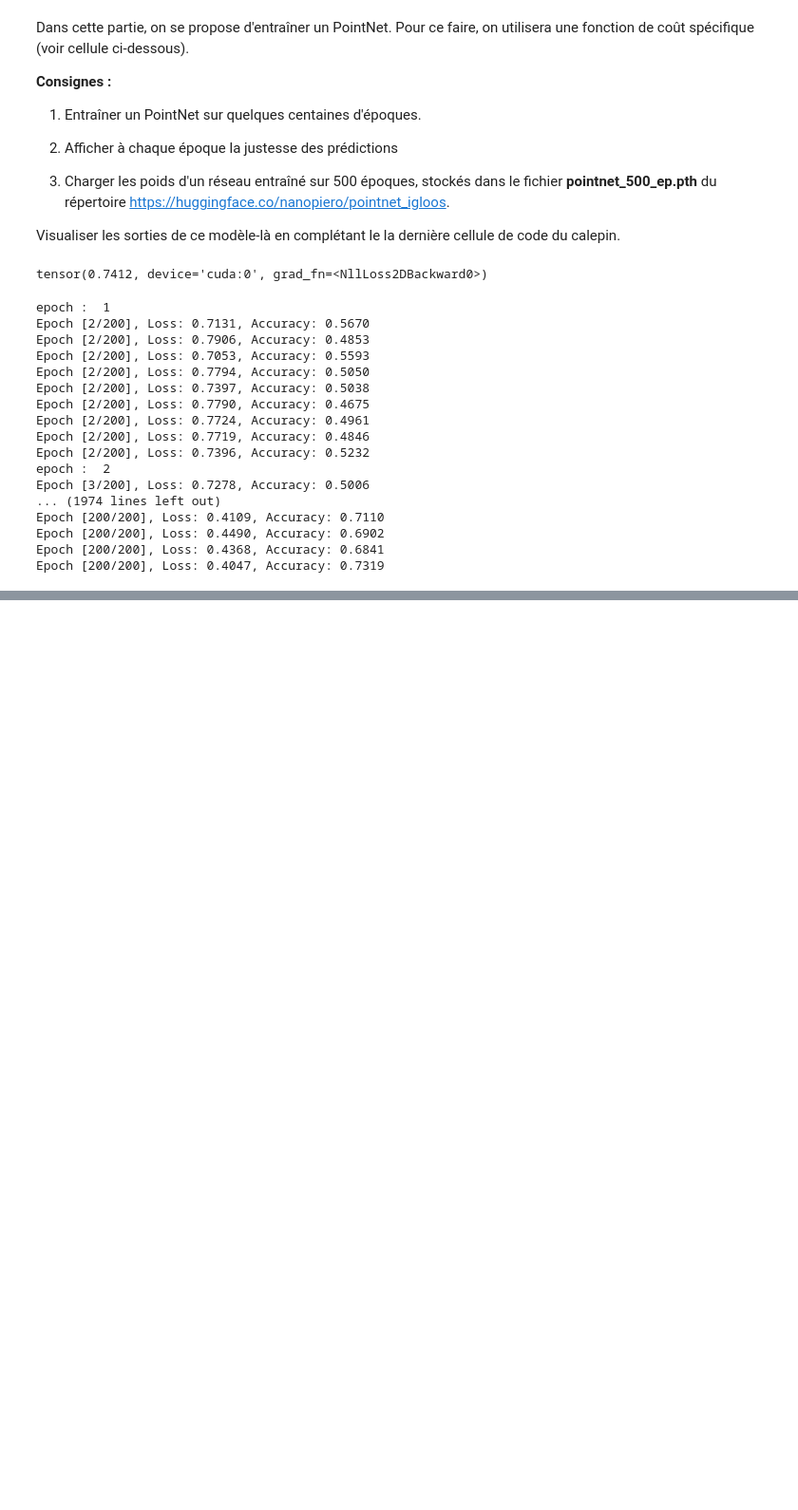
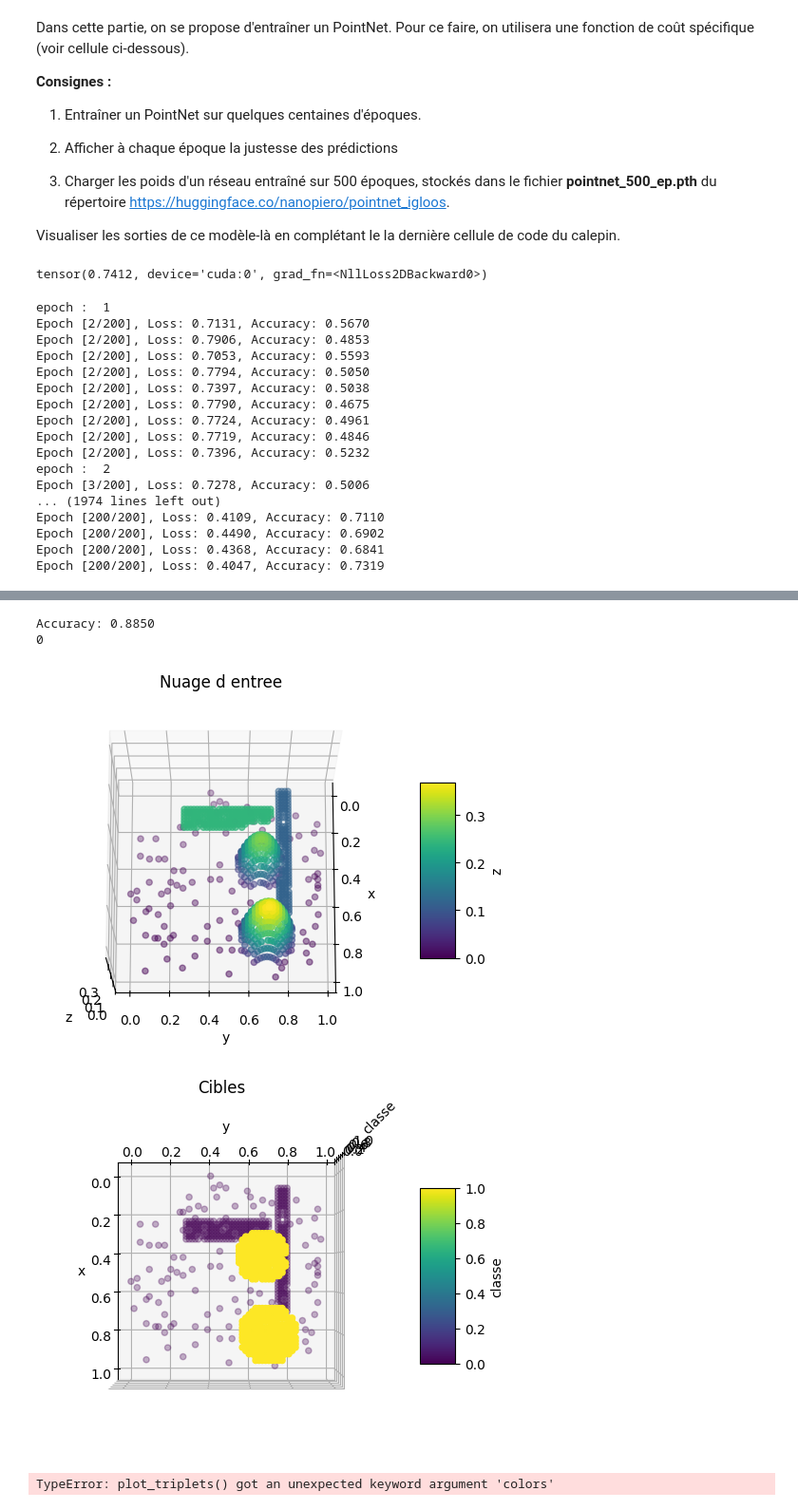
Before and after one commit to ibtissammim/exam_2025, a Jupyter notebook: notebooks/probleme2.ipynb, the cells around one changed output, grey strips where cells are left out. Shown at 95% size. Saved outputs shown, nothing was run; the diff lists cells and outputs as text; code cells hidden in the pictures; blank space fills up the shorter version.

```diff
--- a/notebooks/probleme2.ipynb
+++ b/notebooks/probleme2.ipynb
@@ -275,4 +292,38 @@ pointnet_500_ep.pth 100%[===================>]  13.58M  19.4MB/s    in 0.7s
 TypeError: plot_triplets() got an unexpected keyword argument 'colors'
+# %%
+
+input_points, target_list, target_points = gen_pointcloud(6)
+
+# Construire les prédictions
+# Assurez-vous que pointnet2 est défini et sur le bon appareil
+device = torch.device('cuda' if torch.cuda.is_available() else 'cpu')
+proba_pred_list, _, _ = pointnet.to(device)(input_points.to(device))
+pred_list = proba_pred_list.transpose(1, 2).max(1)[1].cpu()
+
+# Accuracy
+correct_predictions = (pred_list == target_list.cpu()).sum().item()
+total_predictions = target_list.numel()
+accuracy = correct_predictions / total_predictions
+print(f"Accuracy: {accuracy:.4f}")
+
+# Tracé
+for i in range(6):
+    print(i)
+    plot_triplets(input_points[i].transpose(0, 1), elev=75, azim=0)
+    plot_triplets(target_points[i].transpose(0, 1),
+                  title='Cibles',
+                  cbar_label='classe')
+    # Utiliser input_points et colorer avec pred_list pour les prédictions
+    plot_triplets(input_points[i].transpose(0, 1),
+                  title='Predictions',
+                  cbar_label='classe',
+                  colors=pred_list[i].numpy())
+# %% [output]
+Accuracy: 0.8850
+0
+[figure, added]
+[figure, added]
+TypeError: plot_triplets() got an unexpected keyword argument 'colors'
 # %%
 input_points, target_list , target_points = gen_pointcloud(6)
 
```
Also changed, not shown: parts of 2 cells of this notebook.
